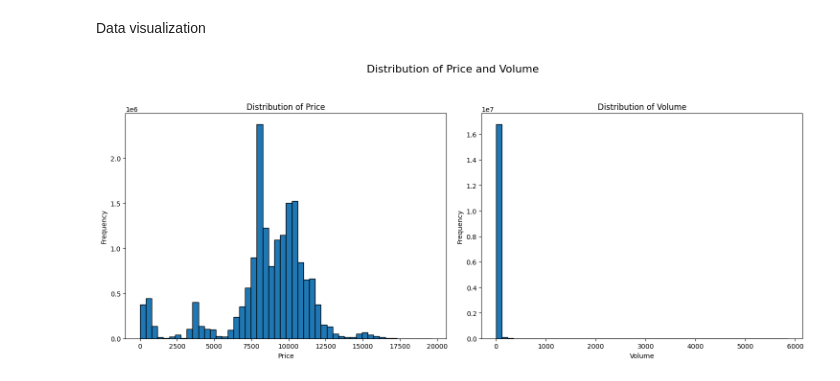
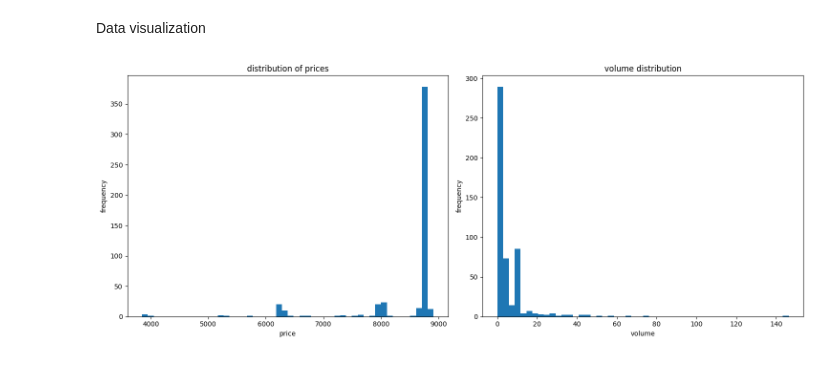
Before and after one commit to finn-prins/Scientific-Data-Analysis-Project, a Jupyter notebook: team_11.ipynb, the cells around one changed output. Cells and saved outputs as stored; diff of their text form; code cells hidden in the pictures.

```diff
--- a/team_11.ipynb
+++ b/team_11.ipynb
@@ -25,12 +29,14 @@ Twitter dataset
 # %%
 #open twitter csv file
 tweet = pd.read_csv('data/tweets.csv', delimiter=';', lineterminator='\n')
+tweet = tweet.head(500)
 #rename timestamp and text\r columns
 tweet.rename(columns={'timestamp' : 'date','text\r' : 'text'}, inplace=True)
-#convert data to datetime format, and drop timezone information as it irrelevant
+#convert data to datetime format, and drop timezone information as it is irrelevant
 tweet['date'] = pd.to_datetime(tweet['date']).dt.tz_localize(None)
 #rounding seconds in date for consistency with bitcoin dataset
 tweet['date'] = tweet['date'].dt.round('T')
 #specified columns
-tweet[['date', 'user', 'fullname', 'replies', 'likes', 'retweets', 'text']].head()
+tweet[['date', 'user', 'fullname', 'replies', 'likes', 'retweets', 'text']]
+print(len(tweet))
 # %% [output]
@@ -76,16 +73,15 @@ merged.head()
 Data visualization
 # %%
 fig, (ax1, ax2) = plt.subplots(1, 2, figsize=(15, 6))
-fig.suptitle('Distribution of Price and Volume', fontsize=16, y=1.05)
-ax1.hist(merged['price'], bins=50, edgecolor='black')
-ax1.set_title('Distribution of Price')
-ax1.set_xlabel('Price')
-ax1.set_ylabel('Frequency')
-ax2.hist(merged['volume'], bins=50, edgecolor='black')
-ax2.set_title('Distribution of Volume')
-ax2.set_xlabel('Volume')
-ax2.set_ylabel('Frequency')
+ax1.hist(merged['price'], bins=50)
+ax1.set_title('distribution of prices')
+ax1.set_xlabel('price')
+ax1.set_ylabel('frequency')
+ax2.hist(merged['volume'], bins=50)
+ax2.set_title('volume distribution')
+ax2.set_xlabel('volume')
+ax2.set_ylabel('frequency')
 plt.tight_layout()
 plt.show()
 # %% [output]
-[figure, old version]
+[figure, new version]
```
Also changed, not shown: parts of 5 cells of this notebook.
